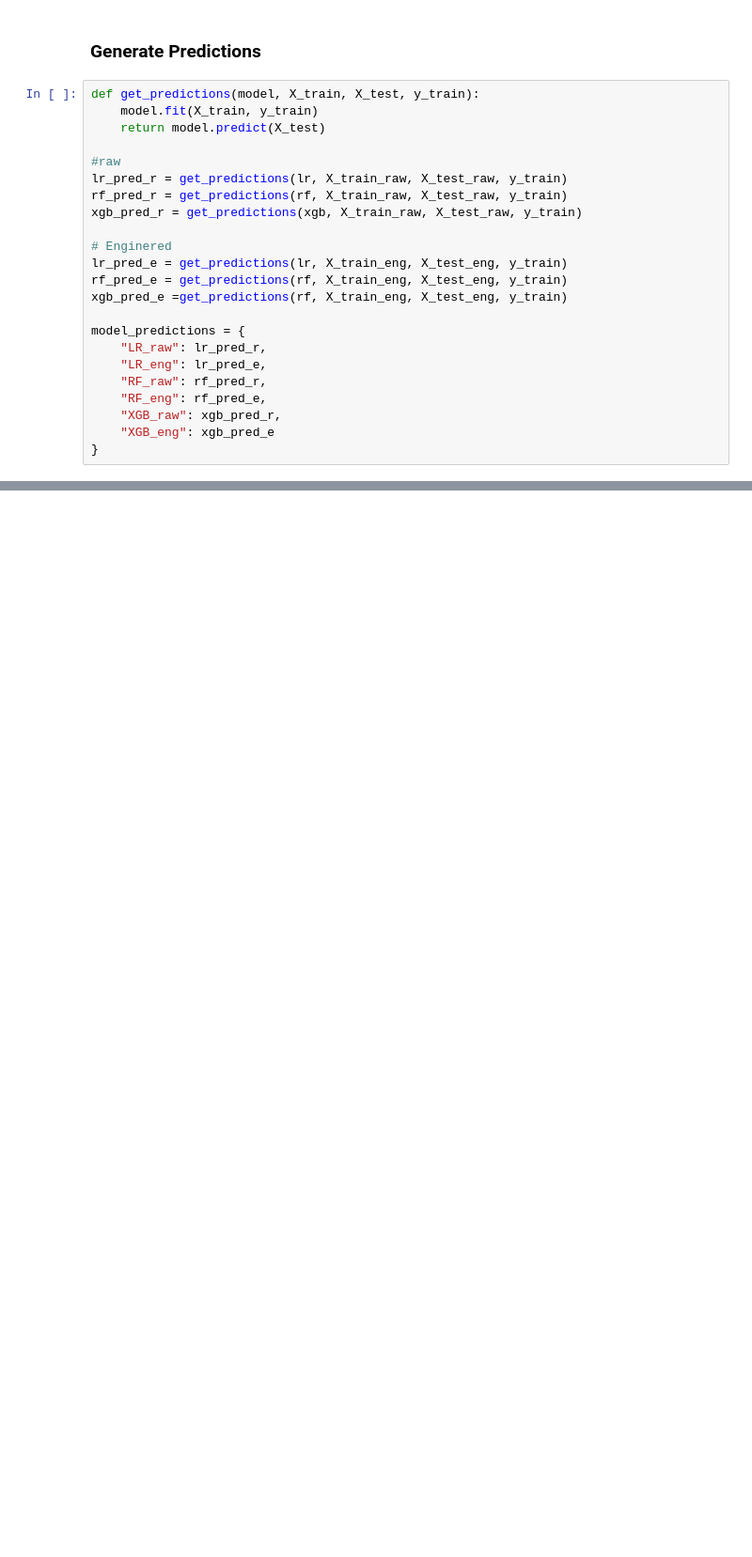
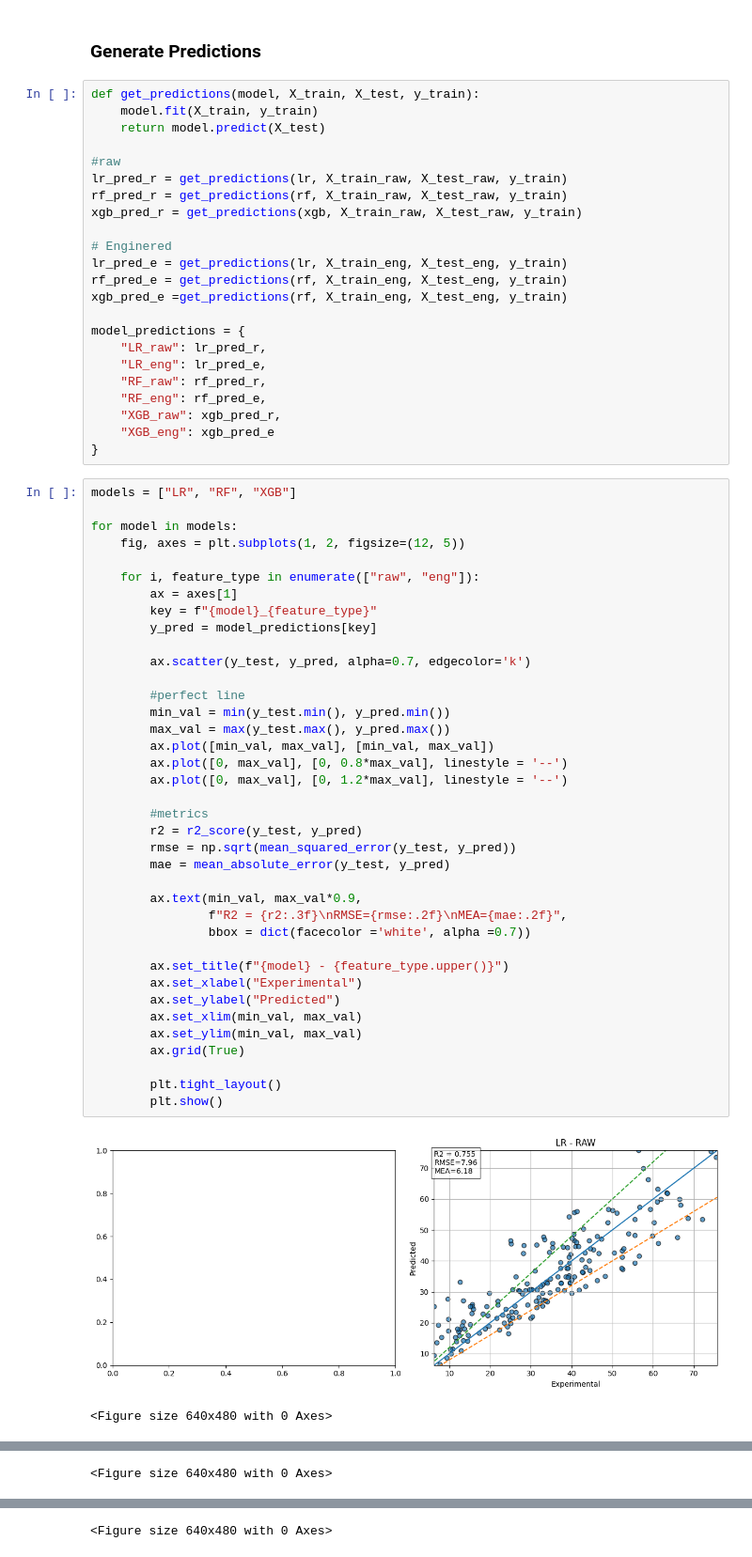
Before and after one commit to AbubakarDanhaya/Concrete_research, a Jupyter notebook: Feature_Design/ML_Modelling/notebook.ipynb, the cells around one changed output, grey strips where cells are left out. Shown at 94% size. Drawn from its saved outputs; the diff is of its cells as text; blank space fills up the shorter version.

```diff
--- a/Feature_Design/ML_Modelling/notebook.ipynb
+++ b/Feature_Design/ML_Modelling/notebook.ipynb
@@ -214,3 +213,44 @@ model_predictions = {
     "XGB_raw": xgb_pred_r,
     "XGB_eng": xgb_pred_e
 }
+# %%
+models = ["LR", "RF", "XGB"]
+
+for model in models:
+    fig, axes = plt.subplots(1, 2, figsize=(12, 5))
+
+    for i, feature_type in enumerate(["raw", "eng"]):
+        ax = axes[1]
+        key = f"{model}_{feature_type}"
+        y_pred = model_predictions[key]
+
+        ax.scatter(y_test, y_pred, alpha=0.7, edgecolor='k')
+
+        #perfect line
+        min_val = min(y_test.min(), y_pred.min())
+        max_val = max(y_test.max(), y_pred.max())
+        ax.plot([min_val, max_val], [min_val, max_val])
+        ax.plot([0, max_val], [0, 0.8*max_val], linestyle = '--')
+        ax.plot([0, max_val], [0, 1.2*max_val], linestyle = '--')
+
+        #metrics
+        r2 = r2_score(y_test, y_pred)
+        rmse = np.sqrt(mean_squared_error(y_test, y_pred))
+        mae = mean_absolute_error(y_test, y_pred)
+
+        ax.text(min_val, max_val*0.9,
+                f"R2 = {r2:.3f}\nRMSE={rmse:.2f}\nMEA={mae:.2f}",
+                bbox = dict(facecolor ='white', alpha =0.7))
+
+        ax.set_title(f"{model} - {feature_type.upper()}")
+        ax.set_xlabel("Experimental")
+        ax.set_ylabel("Predicted")
+        ax.set_xlim(min_val, max_val)
+        ax.set_ylim(min_val, max_val)
+        ax.grid(True)
+
+        plt.tight_layout()
+        plt.show()
+# %% [output]
+[figure, added]
+<Figure size 640x480 with 0 Axes>
@@ -216,0 +258 @@ model_predictions = {
+<Figure size 640x480 with 0 Axes>
@@ -216,0 +260 @@ model_predictions = {
+<Figure size 640x480 with 0 Axes>
```
Also changed, not shown: parts of 2 cells of this notebook.
